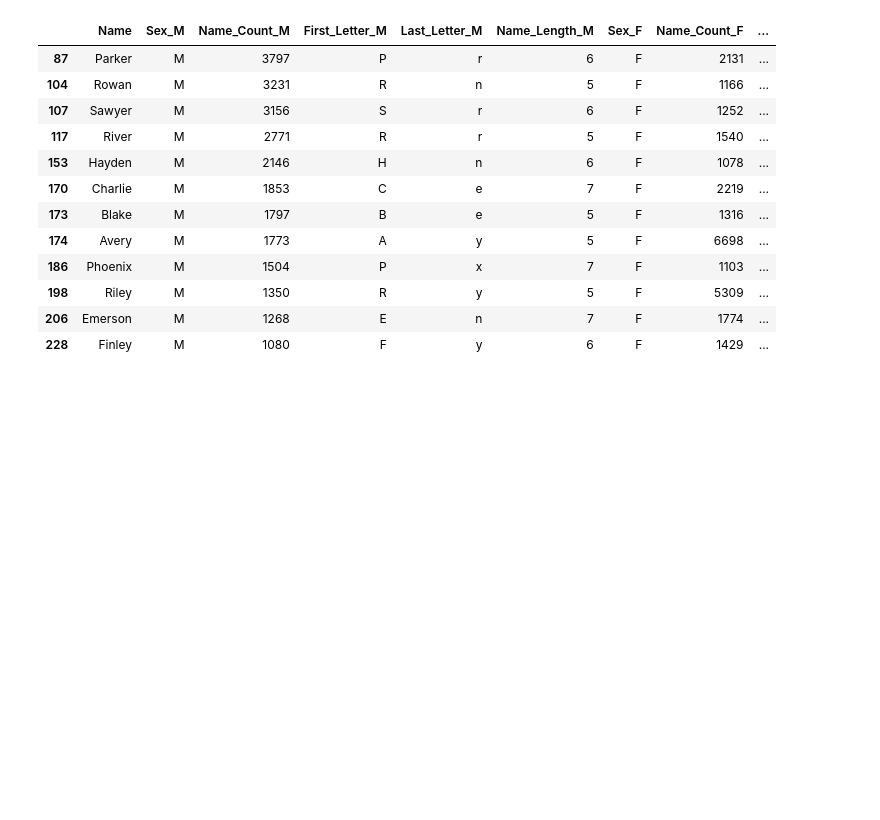
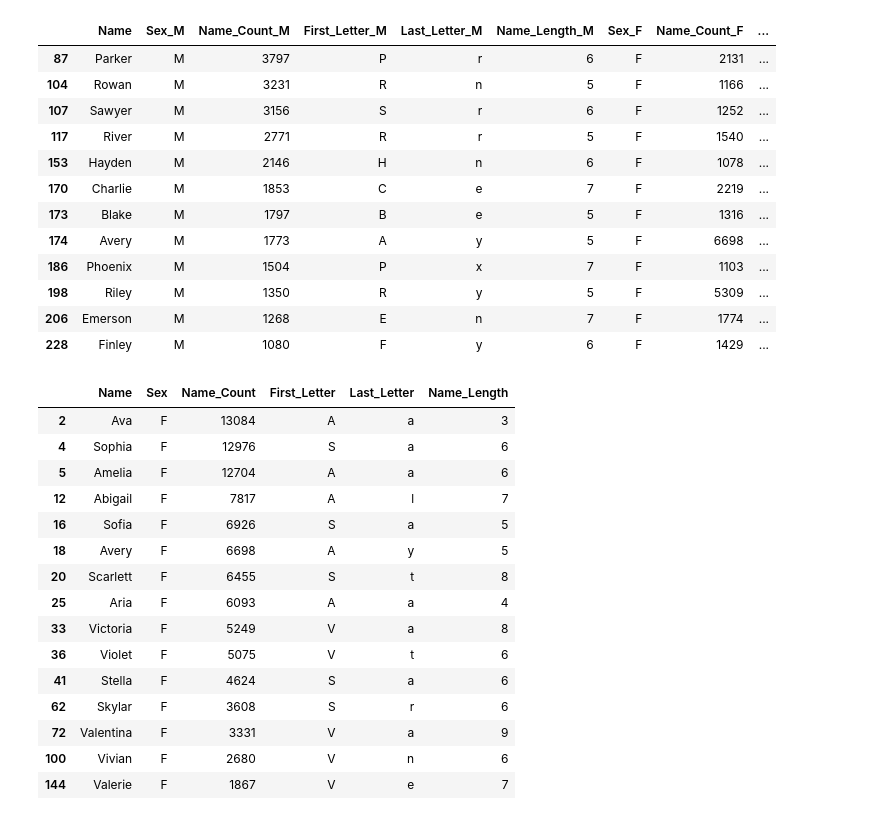
Before and after one commit to jsiddharth24/baby-names, a Jupyter notebook: Baby Names.ipynb, the cells around one changed output. Cells and saved outputs as stored; diff of their text form; code cells hidden in the pictures; blank space fills up the shorter version.

```diff
--- a/Baby Names.ipynb
+++ b/Baby Names.ipynb
@@ -307,3 +285,22 @@ df_f_m.loc[(df_f_m['Name_Count_M'] > 1000) & (df_f_m['Name_Count_F'] > 1000)]
 | 198 | Riley | M | 1350 | R | y | 5 | F | 5309 | ... |
 | 206 | Emerson | M | 1268 | E | n | 7 | F | 1774 | ... |
 | 228 | Finley | M | 1080 | F | y | 6 | F | 1429 | ... |
+# %%
+df.loc[(df['Sex']=='F') & (df['First_Letter'].isin(['V','S','A']))].groupby('First_Letter').head(5)
+# %% [output]
+|  | Name | Sex | Name_Count | First_Letter | Last_Letter | Name_Length |
+| 2 | Ava | F | 13084 | A | a | 3 |
+| 4 | Sophia | F | 12976 | S | a | 6 |
+| 5 | Amelia | F | 12704 | A | a | 6 |
+| 12 | Abigail | F | 7817 | A | l | 7 |
+| 16 | Sofia | F | 6926 | S | a | 5 |
+| 18 | Avery | F | 6698 | A | y | 5 |
+| 20 | Scarlett | F | 6455 | S | t | 8 |
+| 25 | Aria | F | 6093 | A | a | 4 |
+| 33 | Victoria | F | 5249 | V | a | 8 |
+| 36 | Violet | F | 5075 | V | t | 6 |
+| 41 | Stella | F | 4624 | S | a | 6 |
+| 62 | Skylar | F | 3608 | S | r | 6 |
+| 72 | Valentina | F | 3331 | V | a | 9 |
+| 100 | Vivian | F | 2680 | V | n | 6 |
+| 144 | Valerie | F | 1867 | V | e | 7 |
```
Also changed, not shown: parts of 4 cells of this notebook.
